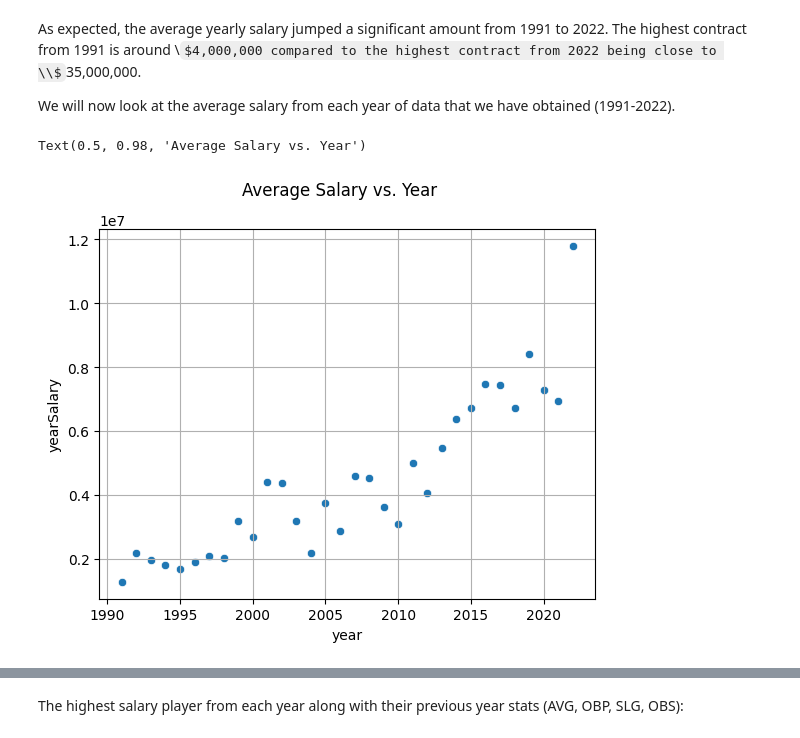
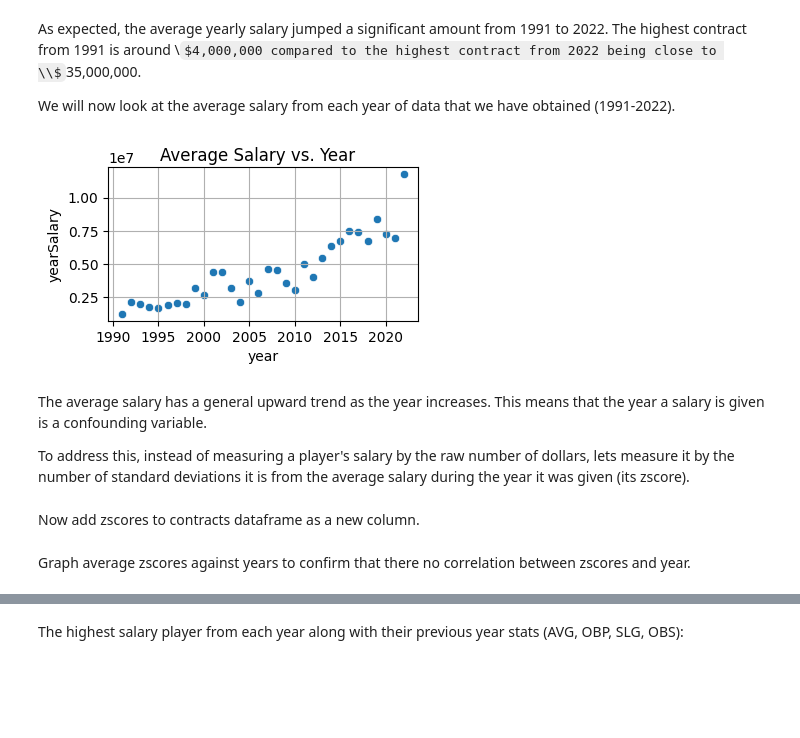
Before and after one commit to leo3friedman/baseball-salary-prediction, a Jupyter notebook: FinalProjectGroup_042-Fa22.ipynb, the cells around one changed output, grey strips where cells are left out. Cells and saved outputs as stored; diff of their text form; code cells hidden in the pictures; some formulas as TeX source; blank space fills up the shorter version.

Commit message:
covert analysis to zscore rather than salary

```diff
--- a/FinalProjectGroup_042-Fa22.ipynb
+++ b/FinalProjectGroup_042-Fa22.ipynb
@@ -417,11 +419,18 @@ As expected, the average yearly salary jumped a significant amount from 1991 to
 
 We will now look at the average salary from each year of data that we have obtained (1991-2022).
 # %%
-fig, ax = plt.subplots()
+# set figsize
+fig, ax = plt.subplots(figsize=(4, 2))
+# create series of average yearSalaries where indexes are the year
 s_years = contracts.groupby('year').yearSalary.agg('mean')
+# graph data as scatterplot
 sns.scatterplot(data=s_years, ax=ax)
 plt.grid()
 fig.suptitle('Average Salary vs. Year')
+fig.show()
 # %% [output]
-Text(0.5, 0.98, 'Average Salary vs. Year')
-[figure, old version]
+[figure, new version]
+# %% [markdown]
+The average salary has a general upward trend as the year increases. This means that the year a salary is given is a confounding variable.
+
+To address this, instead of measuring a player's salary by the raw number of dollars, lets measure it by the number of standard deviations it is from the average salary during the year it was given (its zscore).
@@ -427,0 +446,2 @@ Text(0.5, 0.98, 'Average Salary vs. Year')
+# %% [markdown]
+Now add zscores to contracts dataframe as a new column.
@@ -427,0 +451,2 @@ Text(0.5, 0.98, 'Average Salary vs. Year')
+# %% [markdown]
+Graph average zscores against years to confirm that there no correlation between zscores and year.
```
Also changed, not shown: parts of 36 cells of this notebook.
